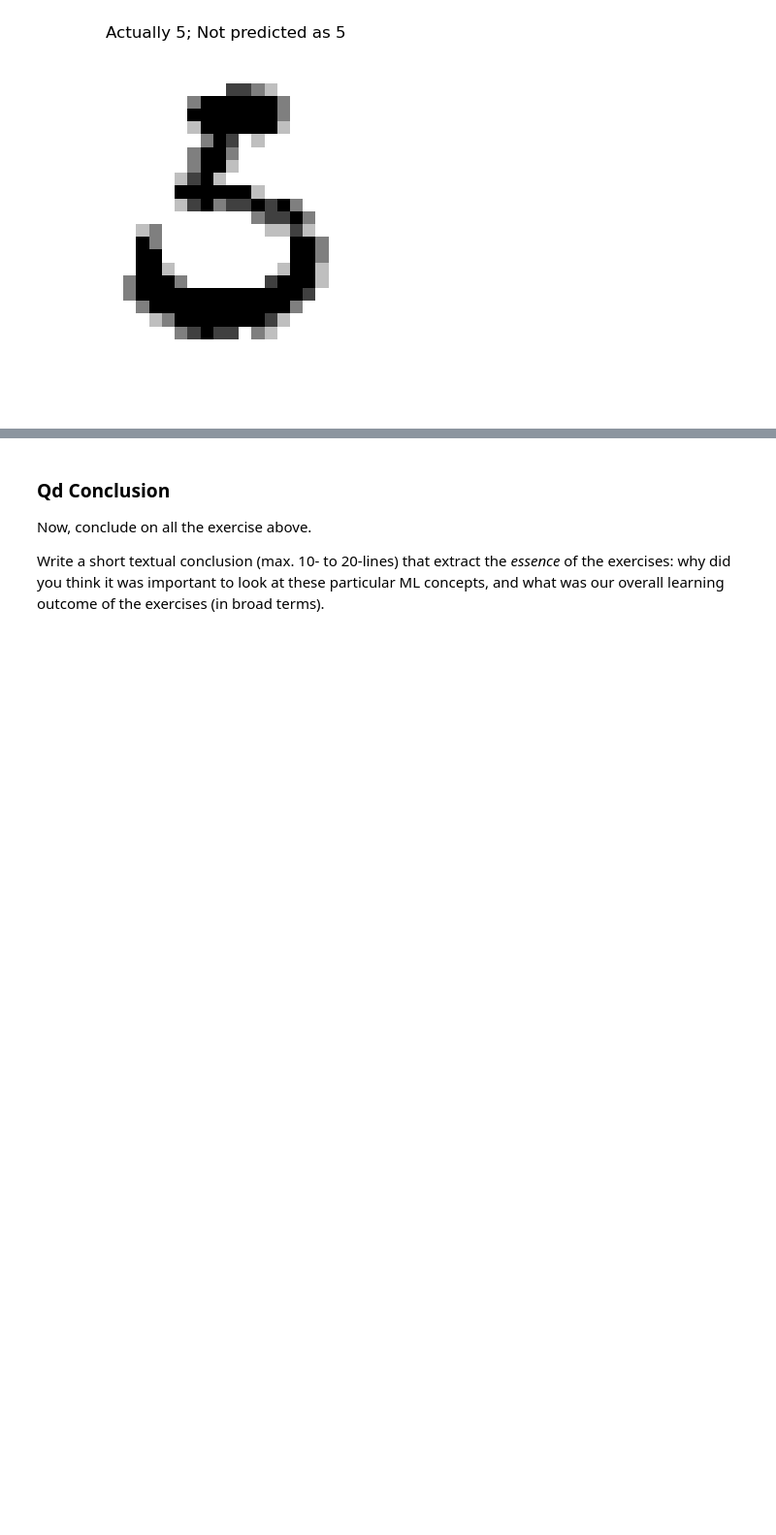
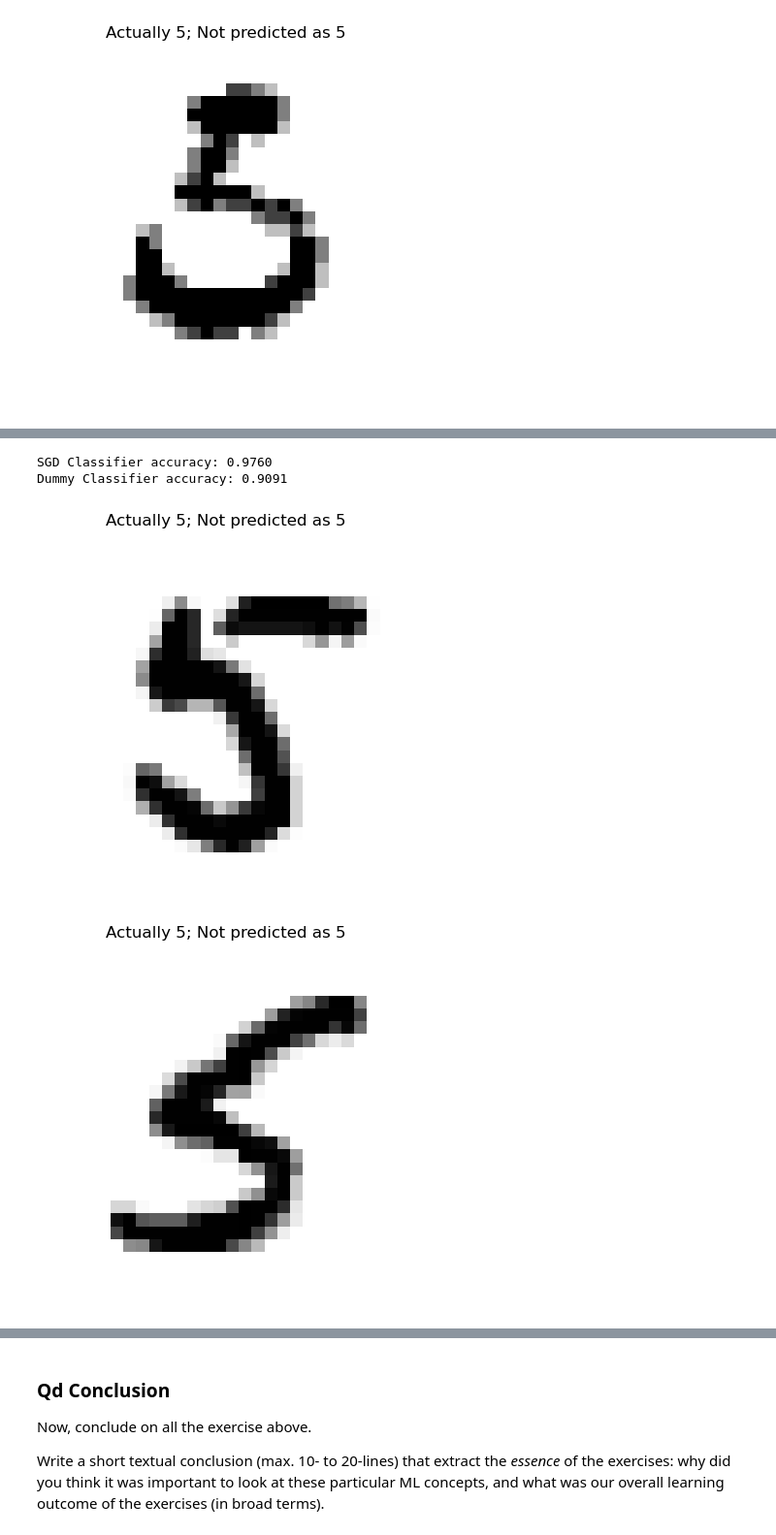
Before and after one commit to MadsSoeborg/MAL_30, a Jupyter notebook: O1/dummy_classifier.ipynb, the cells around one changed output, grey strips where cells are left out. Shown at 97% size. Drawn from its saved outputs; the diff is of its cells as text; code cells hidden in the pictures; blank space fills up the shorter version.

Commit message:
dummy classifier Qc

```diff
--- a/O1/dummy_classifier.ipynb
+++ b/O1/dummy_classifier.ipynb
@@ -150,0 +148,32 @@ assert False, "TODO: solve Qc, and remove me.."
+# %%
+from sklearn.metrics import accuracy_score
+
+class DummyClassifier:
+    def fit(self, X, y):
+        pass
+
+    def predict(self, X):
+        return np.zeros(len(X), dtype=bool)
+
+sgd_accuracy = accuracy_score(y_test_5, y_pred)
+print(f"SGD Classifier accuracy: {sgd_accuracy:.4f}")
+
+dummy_clf = DummyClassifier()
+dummy_clf.fit(X_train, y_train_5)
+dummy_pred = dummy_clf.predict(X_test)
+
+dummy_accuracy = accuracy_score(y_test_5, dummy_pred)
+print(f"Dummy Classifier accuracy: {dummy_accuracy:.4f}")
+
+correct = X_test[(dummy_pred == y_test_5) & (y_test_5 == True)]
+for i in range(min(3, len(correct))):
+    MNIST_PlotDigit(correct.iloc[i].values, title="Actually 5; Predicted as 5") # Never actually happens since it always predicts not 5
+
+misclassified = X_test[(dummy_pred != y_test_5) & (y_test_5 == True)]
+for i in range(min(3, len(misclassified))):
+    MNIST_PlotDigit(misclassified.iloc[i].values, title="Actually 5; Not predicted as 5") # Will happen for every 5
+# %% [output]
+SGD Classifier accuracy: 0.9760
+Dummy Classifier accuracy: 0.9091
+[figure, added]
+[figure, added]
```
Also changed, not shown: parts of 2 cells of this notebook.
